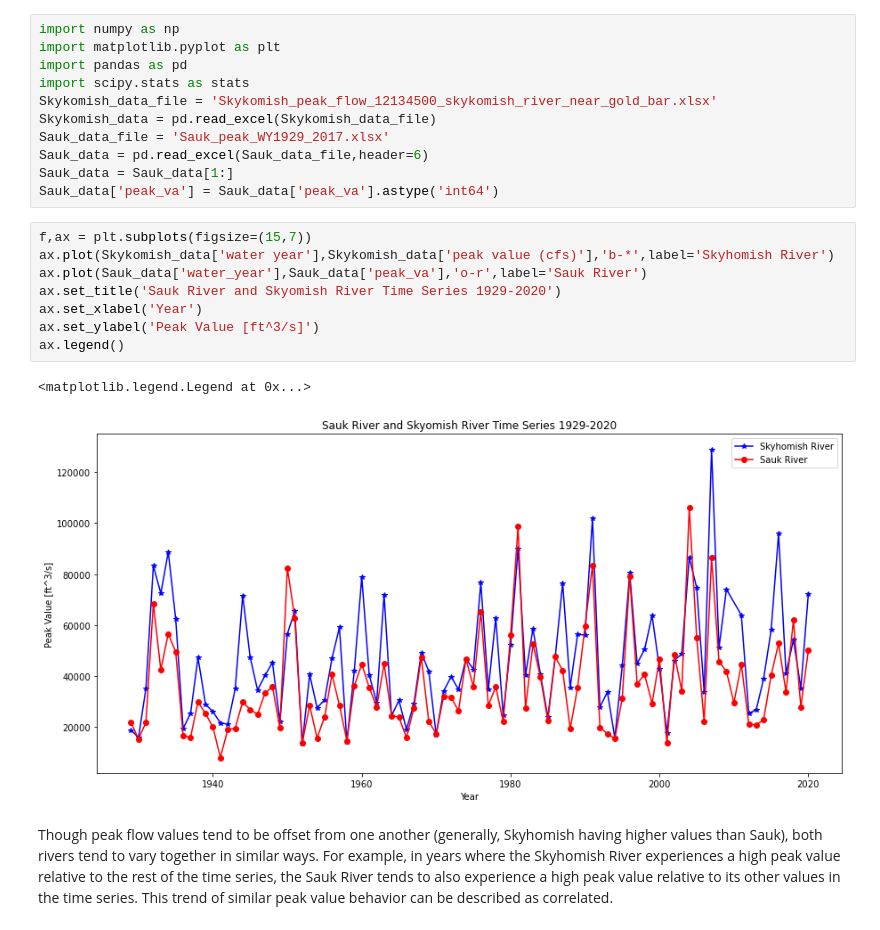
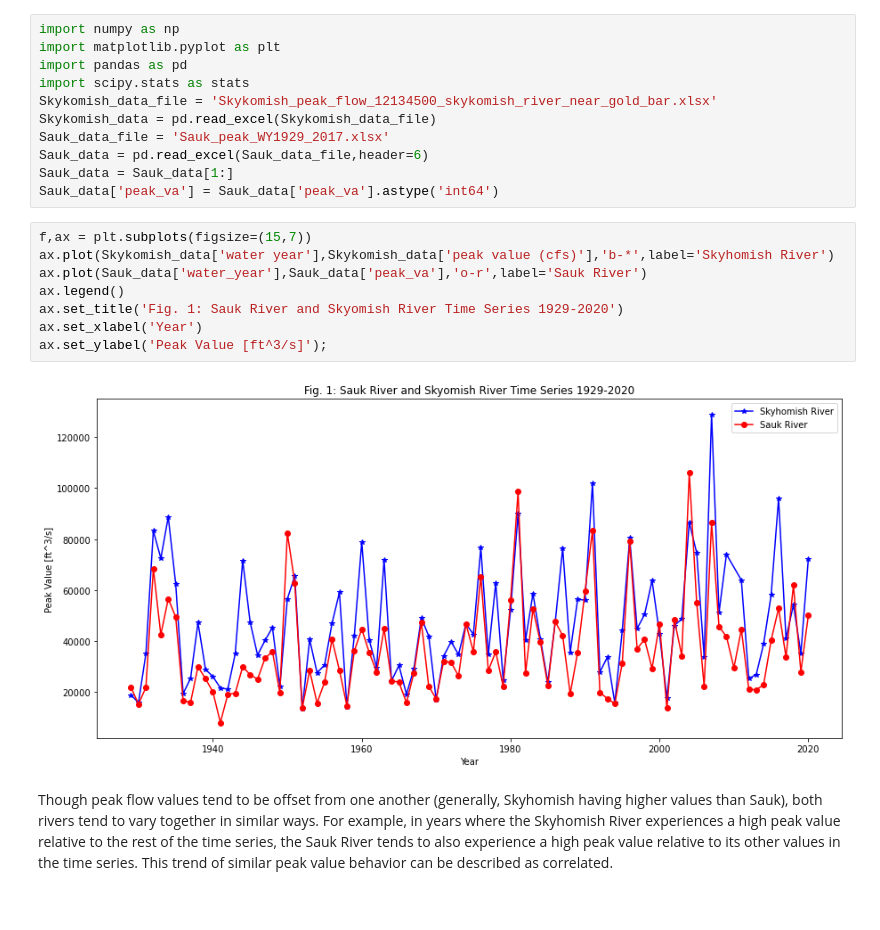
Before and after one commit to egagli/cewa565, a Jupyter notebook: homework/1/hw1.ipynb, the cells around one changed output. Drawn from its saved outputs; the diff is of its cells as text.

```diff
--- a/homework/1/hw1.ipynb
+++ b/homework/1/hw1.ipynb
@@ -25,14 +25,13 @@ Sauk_data['peak_va'] = Sauk_data['peak_va'].astype('int64')
 # %%
 f,ax = plt.subplots(figsize=(15,7))
 ax.plot(Skykomish_data['water year'],Skykomish_data['peak value (cfs)'],'b-*',label='Skyhomish River')
 ax.plot(Sauk_data['water_year'],Sauk_data['peak_va'],'o-r',label='Sauk River')
-ax.set_title('Sauk River and Skyomish River Time Series 1929-2020')
+ax.legend()
+ax.set_title('Fig. 1: Sauk River and Skyomish River Time Series 1929-2020')
 ax.set_xlabel('Year')
-ax.set_ylabel('Peak Value [ft^3/s]')
-ax.legend()
+ax.set_ylabel('Peak Value [ft^3/s]');
 # %% [output]
-<matplotlib.legend.Legend at 0x...>
-[figure, old version]
+[figure, new version]
 # %% [markdown]
 Though peak flow values tend to be offset from one another (generally, Skyhomish having higher values than Sauk), both rivers tend to vary together in similar ways. For example, in years where the Skyhomish River experiences a high peak value relative to the rest of the time series, the Sauk River tends to also experience a high peak value relative to its other values in the time series. This trend of similar peak value behavior can be described as correlated.
 # %% [markdown]
```
Also changed, not shown: parts of 8 cells of this notebook.
